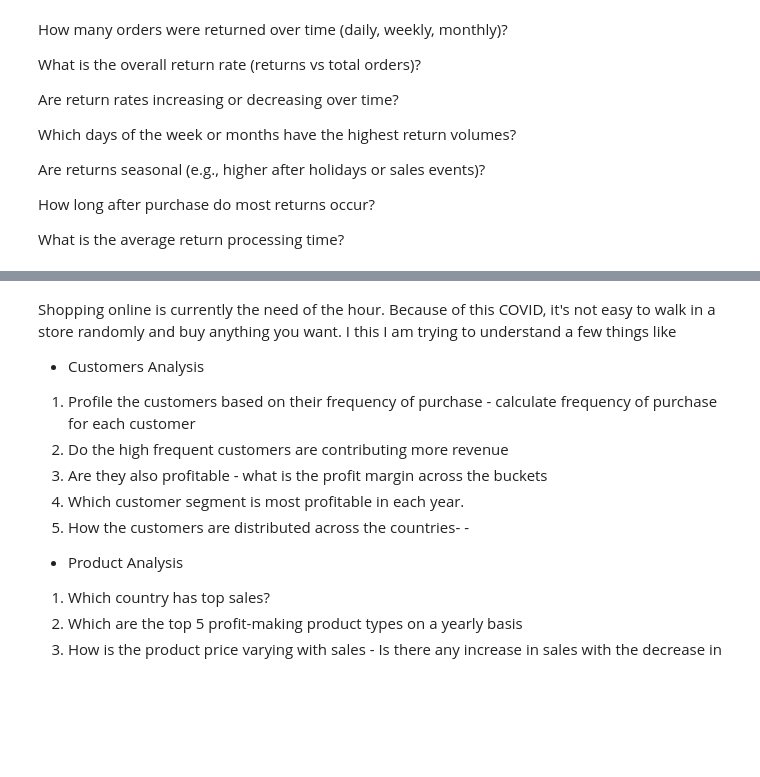
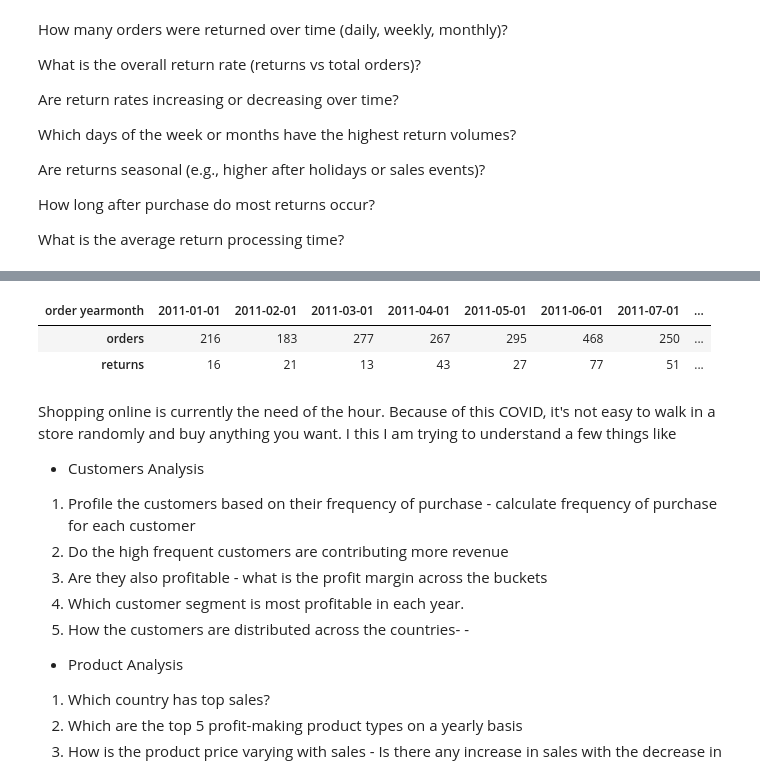
Before and after one commit to annugit1655/Global-Superstore-Project, a Jupyter notebook: notebooks/order-return.ipynb, the cells around one changed output, grey strips where cells are left out. Drawn from its saved outputs; the diff is of its cells as text; code cells hidden in the pictures; blank space fills up the shorter version.

```diff
--- a/notebooks/order-return.ipynb
+++ b/notebooks/order-return.ipynb
@@ -375,3 +429,9 @@ Index(['row id', 'order id', 'order date', 'ship date', 'ship mode',
+# %%
+monthly_summary.T
+# %% [output]
+| order yearmonth | 2011-01-01 | 2011-02-01 | 2011-03-01 | 2011-04-01 | 2011-05-01 | 2011-06-01 | 2011-07-01 | ... |
+| orders | 216 | 183 | 277 | 267 | 295 | 468 | 250 | ... |
+| returns | 16 | 21 | 13 | 43 | 27 | 77 | 51 | ... |
 # %% [markdown]
 Shopping online is currently the need of the hour. Because of this COVID, it's not easy to walk in a store randomly and buy anything you want. I this I am trying to understand a few things like
 
```
Also changed, not shown: parts of 6 cells of this notebook, 1 other file.
